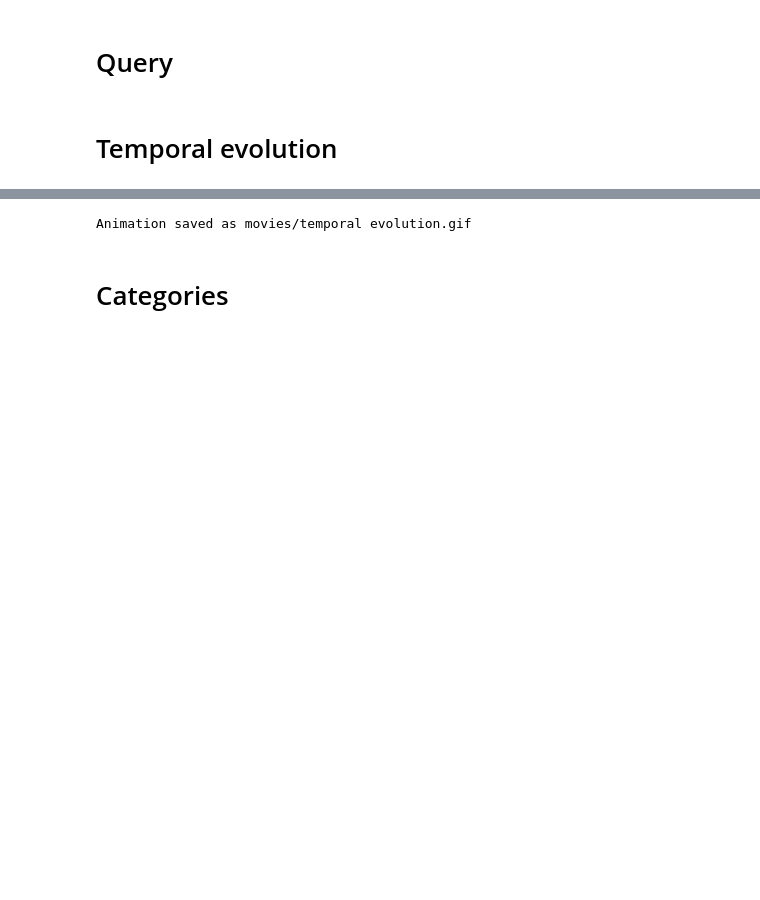
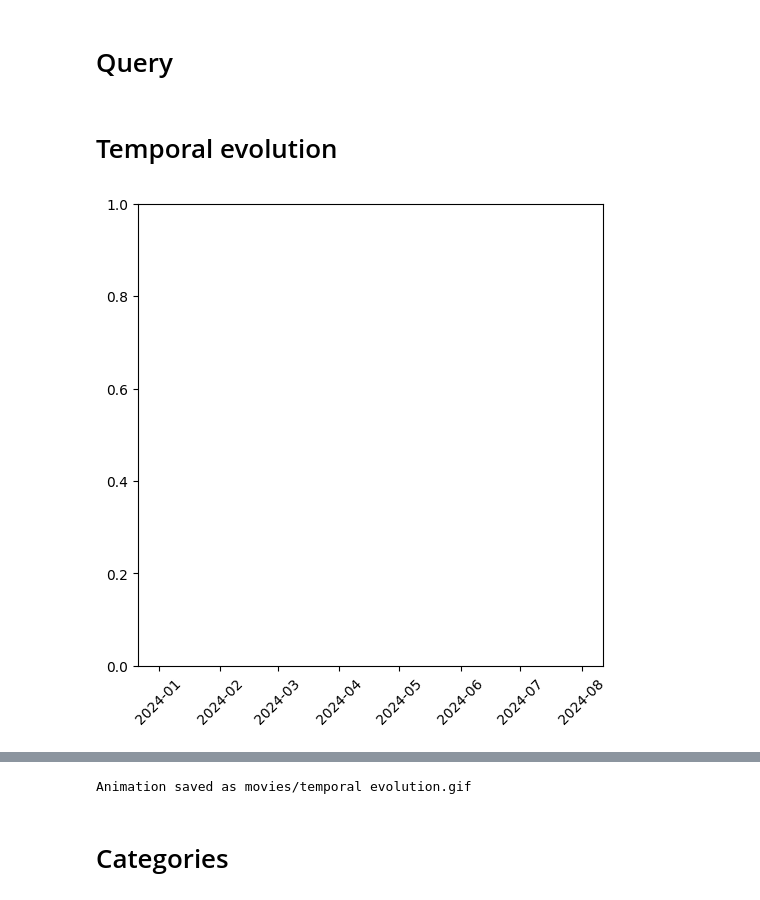
Before and after one commit to JordiCremades4444/central-node, a Jupyter notebook: notebooks/982_2024_10_02_plot_animation/plot_animation.ipynb, the cells around one changed output, grey strips where cells are left out. Cells and saved outputs as stored; diff of their text form; code cells hidden in the pictures; blank space fills up the shorter version.

Commit message:
minimalise the dataframe_visualizer

```diff
--- a/notebooks/982_2024_10_02_plot_animation/plot_animation.ipynb
+++ b/notebooks/982_2024_10_02_plot_animation/plot_animation.ipynb
@@ -39,3 +39,52 @@ q.prepare_query(
 orders  = q.query_run_starburst()
 
 orders['p_creation_date'] = pd.to_datetime(orders['p_creation_date'])
+# %%
+# Create an instance of DataFrameVisualizer
+visualizer = dataframe_visualizer.DataFrameVisualizer(orders)
+
+# Define the plot configurations for each subplot
+plot_configs = [
+    {
+        'plot_type': 'lineplot',
+        'x_column': 'p_creation_date',
+        'y_columns': ['n_orders', 'n_customers'],
+    },
+    # {
+    #     'plot_type': 'lineplot',
+    #     'x_column': 'p_creation_date',
+    #     'y_columns': ['n_customers'],
+    # },
+    # {
+    #     'plot_type': 'scatterplot',
+    #     'x_column': 'p_creation_date',
+    #     'y_columns': ['n_orders'],
+    #     'colors': ['orange']
+    # },
+    # {
+    #     'plot_type': 'lineplot',
+    #     'x_column': 'p_creation_date',
+    #     'y_columns': ['n_customers'],
+    # }
+]
+
+figure_params = {
+    'n_plots': 1,
+    'fig_length': 6,
+    'fig_height': 6,
+    # 'y_min': 0,
+    # 'y_max':1000000,
+    'x_rotation': 45,
+    'share_x': True,
+    'share_y': False,
+}
+
+
+# Call the plot method to handle the entire flow
+visualizer.plot(
+    method='static',
+    figure_params=figure_params,
+    plot_configs=plot_configs
+)
+# %% [output]
+[figure, added]
```
Also changed, not shown: parts of 4 cells of this notebook, 2 other files.
